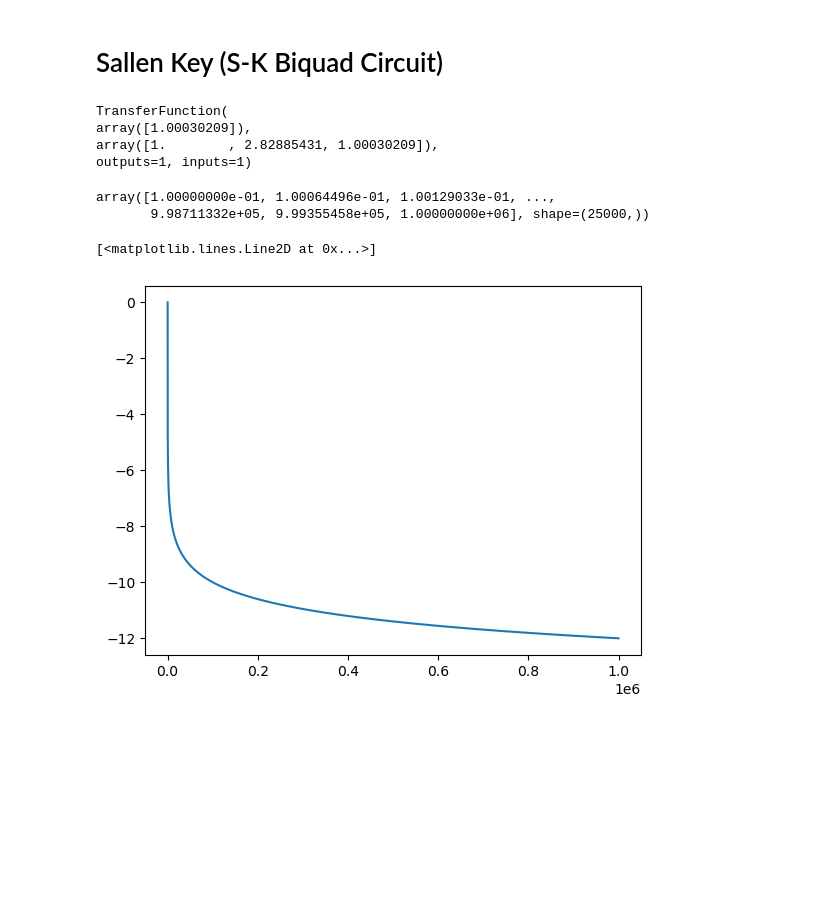
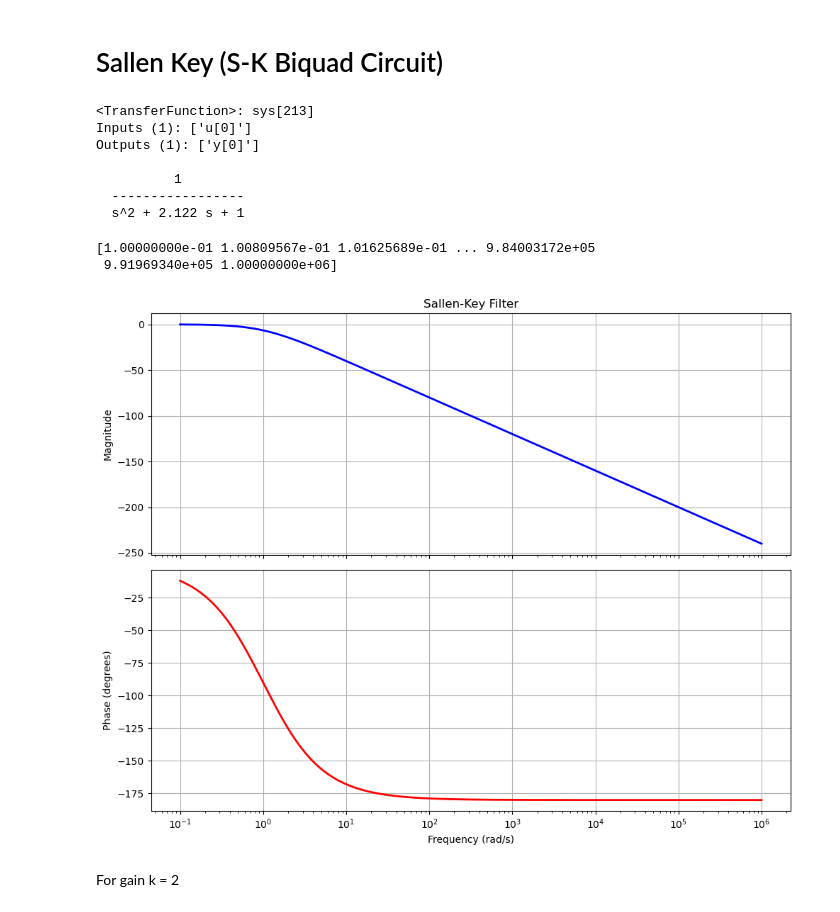
Before and after one commit to rusty-crubs/Data-Science-with-Python, a Jupyter notebook: Practice/Filter-Signal-Analysis.ipynb, the cells around one changed output. Cells and saved outputs as stored; diff of their text form; code cells hidden in the pictures; blank space fills up the shorter version.

Commit message:
T.F. to Sallen Key

```diff
--- a/Practice/Filter-Signal-Analysis.ipynb
+++ b/Practice/Filter-Signal-Analysis.ipynb
@@ -18,25 +391,42 @@ den = [0, 1, (1/(r1*c1) + 1/(r2*c2) + 1/(r1*c1) - k/(r2*c2)), 1/(r1*c1*r2*c2)]
 # %%
 # System
-system = ctrl.TransferFunction(num, den)
-system
+sys = system()
+print(sys)
 # %% [output]
-TransferFunction(
-array([1.00030209]),
-array([1.        , 2.82885431, 1.00030209]),
-outputs=1, inputs=1)
+<TransferFunction>: sys[213]
+Inputs (1): ['u[0]']
+Outputs (1): ['y[0]']
+
+          1
+  -----------------
+  s^2 + 2.122 s + 1
 # %%
-# setting w
-w = np.logspace(-1,6,25000)
-w
+# Creating frequency range
+w = np.logspace(-1,6,2000) # From range 0.1 to 1e-6
+print(w)
 # %% [output]
-array([1.00000000e-01, 1.00064496e-01, 1.00129033e-01, ...,
-       9.98711332e+05, 9.99355458e+05, 1.00000000e+06], shape=(25000,))
+[1.00000000e-01 1.00809567e-01 1.01625689e-01 ... 9.84003172e+05
+ 9.91969340e+05 1.00000000e+06]
 # %%
-# bode
-mag, phase, omega = ctrl.bode(system, omega=w, plot=False)
 
-# Plot
-plt.plot(omega,np.log10(mag))
+# Bode the Magnitude and Phase
+magnitude, phase, omega = bode(sys, omega=w, plot=False)
+
+# Magnitude
+fig, (mag_plot,phase_plot) = plt.subplots(2, 1, figsize=(10,8), sharex = True)
+mag_plot.semilogx(omega, 20 * np.log10(magnitude), 'b', linewidth=2)
+mag_plot.set_ylabel('Magnitude')
+mag_plot.set_title('Sallen-Key Filter')
+# plt.ylim(-1,1)
+mag_plot.grid(True)
+
+phase_plot.semilogx(omega, np.degrees(phase), 'r', linewidth=2)
+phase_plot.set_ylabel('Phase (degrees)')
+phase_plot.set_xlabel('Frequency (rad/s)')
+phase_plot.grid(True)
+plt.tight_layout()
+plt.show()
 # %% [output]
-[<matplotlib.lines.Line2D at 0x...>]
-[figure, old version]
+[figure, new version]
+# %% [markdown]
+For gain k = 2
```
Also changed, not shown: parts of 26 cells of this notebook.
